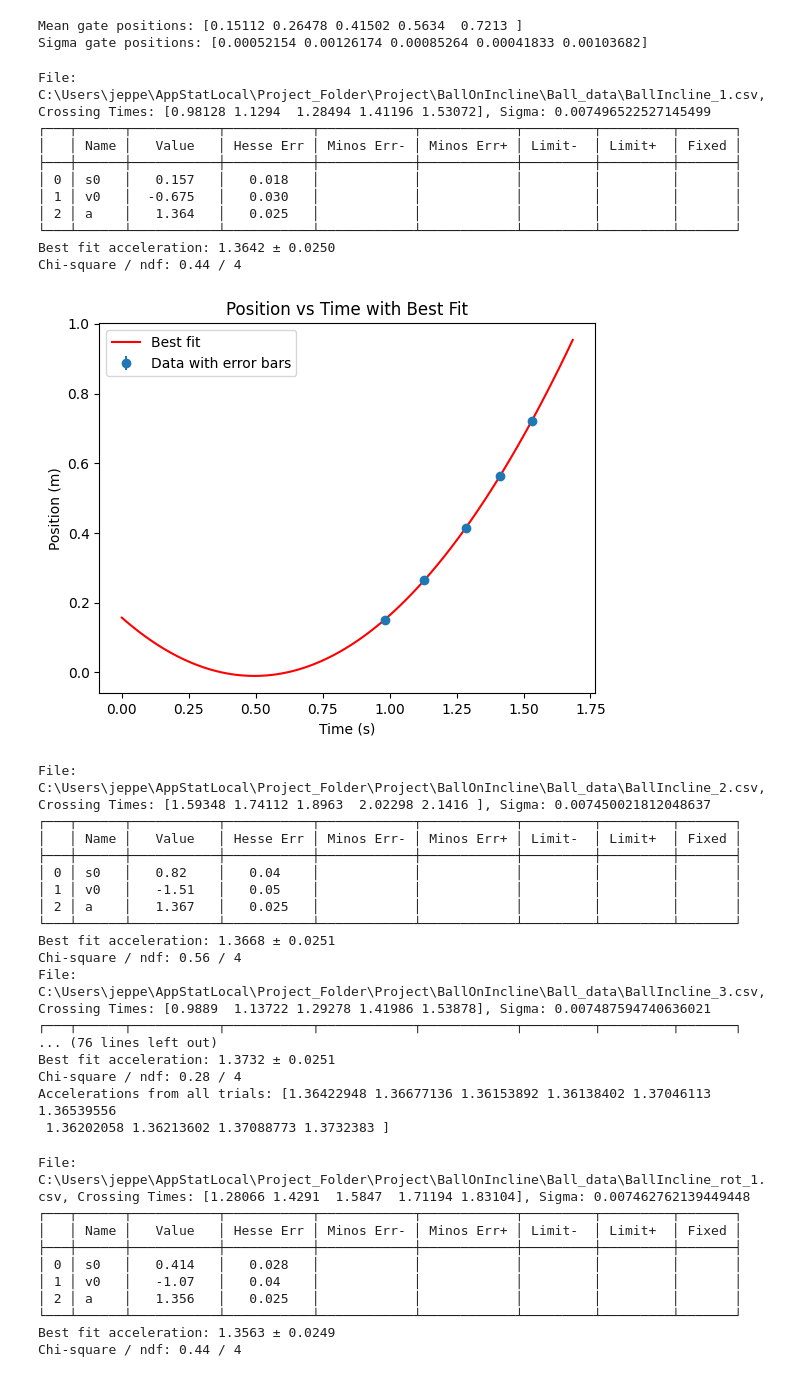
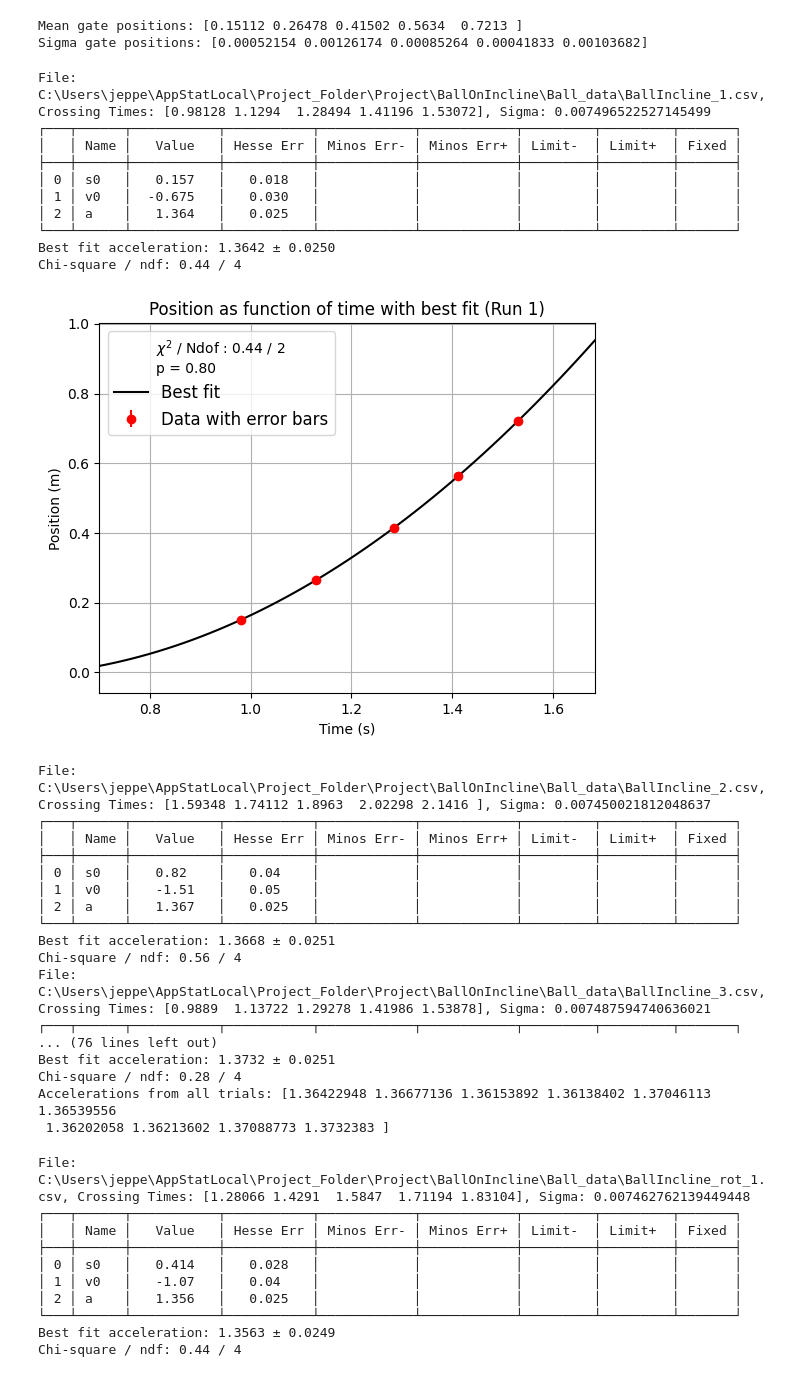
Before and after one commit to Julieloegstrup/Project, a Jupyter notebook: Jeppe_code/incline_calc.ipynb, the cells around one changed output. Drawn from its saved outputs; the diff is of its cells as text; code cells hidden in the pictures.

```diff
--- a/Jeppe_code/incline_calc.ipynb
+++ b/Jeppe_code/incline_calc.ipynb
@@ -56,7 +57,7 @@ def acc_fit(t_data, x_data, x_sigma):
     # Optional: Check fit quality
     if m.valid:
         print(f"Chi-square / ndf: {m.fval:.2f} / {len(t_data) - 1}")
-    return m.values, m.errors
+    return m.values, m.errors, m.fval
 # %% [markdown]
 ### Loading gate positions and finding the acceleration from a fit
 # %%
@@ -92,39 +93,47 @@ for i in range(10):
     time, voltage = read_csv(filename)
     t_pass, t_pass_sigma = find_start(time, voltage, show_plot=False)
     print(f"File: {filename}, Crossing Times: {t_pass}, Sigma: {t_pass_sigma}")
-    params, errors = acc_fit(t_pass, mean_gateposition, sigma_gateposition)
+    params, errors, chi2 = acc_fit(t_pass, mean_gateposition, sigma_gateposition)
     if i == 0:
         plt.errorbar(
             t_pass,
             mean_gateposition,
             yerr=sigma_gateposition,
             fmt="o",
             label="Data with error bars",
+            c="r",
         )
+        plt.xlim(0.7, np.max(t_pass) * 1.1)
         t_fit = np.linspace(0, np.max(t_pass) * 1.1, 100)
         x_fit = acc_func(t_fit, params["s0"], params["v0"], params["a"])
-        plt.plot(t_fit, x_fit, label="Best fit", color="red")
+        plt.plot(t_fit, x_fit, label="Best fit", color="black")
         plt.xlabel("Time (s)")
         plt.ylabel("Position (m)")
-        plt.title("Position vs Time with Best Fit")
-        plt.legend()
+        plt.title("Position as function of time with best fit (Run 1)")
+        plt.grid()
+        plt.legend(
+            title=f"$\chi^2$ / Ndof : {chi2:.2f} / {len(t_pass) - 3} \np = {stats.chi2.sf(chi2, len(t_pass) - 3):.2f}",
+            fontsize=12,
+        )
+        plt.savefig("BallOnIncline_Fit.png", dpi=300)
         plt.show()
+
     a_array.append(params["a"])
     a_sigma_array.append(errors["a"])
 a_array = np.array(a_array)
 print("Accelerations from all trials:", a_array)
 # %% [output]
 File: C:\Users\jeppe\AppStatLocal\Project_Folder\Project\BallOnIncline\Ball_data\BallIncline_1.csv, Crossing Times: [0.98128 1.1294  1.28494 1.41196 1.53072], Sigma: 0.007496522527145499
 ┌───┬──────┬───────────┬───────────┬────────────┬────────────┬─────────┬─────────┬───────┐
 │   │ Name │   Value   │ Hesse Err │ Minos Err- │ Minos Err+ │ Limit-  │ Limit+  │ Fixed │
 ├───┼──────┼───────────┼───────────┼────────────┼────────────┼─────────┼─────────┼───────┤
 │ 0 │ s0   │   0.157   │   0.018   │            │            │         │         │       │
 │ 1 │ v0   │  -0.675   │   0.030   │            │            │         │         │       │
 │ 2 │ a    │   1.364   │   0.025   │            │            │         │         │       │
 └───┴──────┴───────────┴───────────┴────────────┴────────────┴─────────┴─────────┴───────┘
 Best fit acceleration: 1.3642 ± 0.0250
 Chi-square / ndf: 0.44 / 4
-[figure, old version]
+[figure, new version]
 File: C:\Users\jeppe\AppStatLocal\Project_Folder\Project\BallOnIncline\Ball_data\BallIncline_2.csv, Crossing Times: [1.59348 1.74112 1.8963  2.02298 2.1416 ], Sigma: 0.007450021812048637
 ┌───┬──────┬───────────┬───────────┬────────────┬────────────┬─────────┬─────────┬───────┐
 │   │ Name │   Value   │ Hesse Err │ Minos Err- │ Minos Err+ │ Limit-  │ Limit+  │ Fixed │
```
Also changed, not shown: parts of 11 cells of this notebook.
